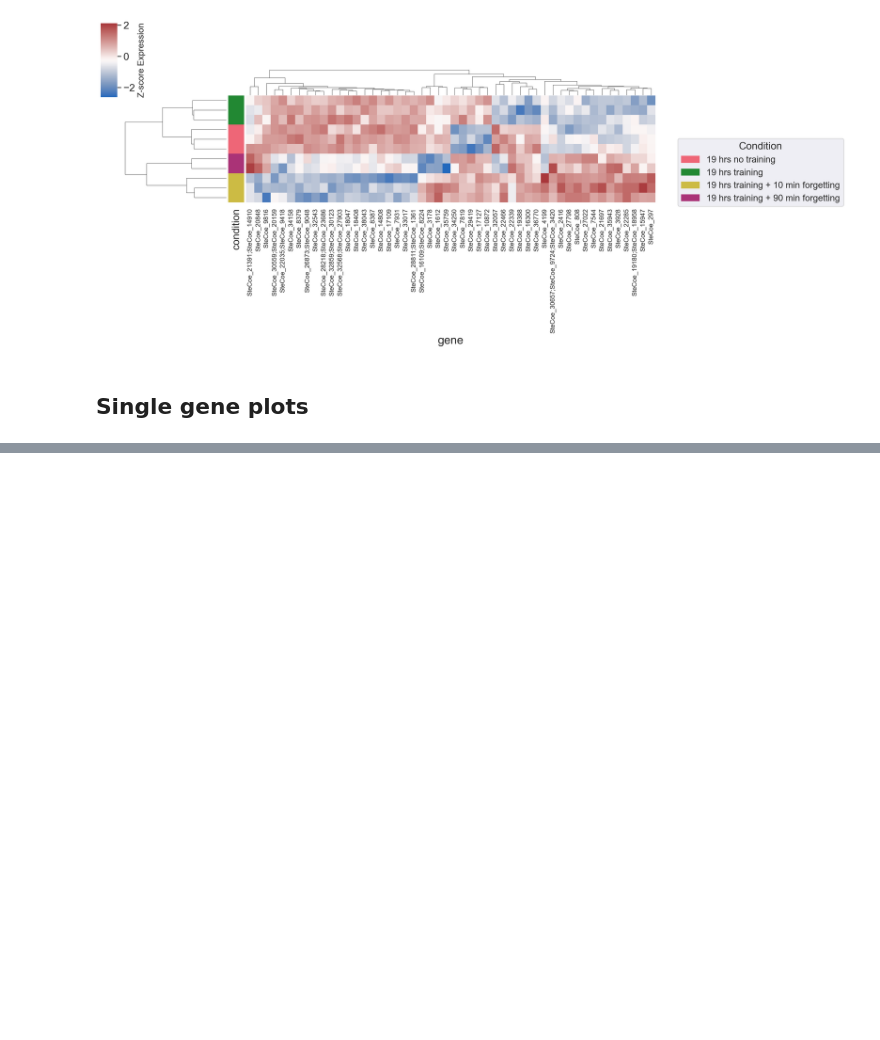
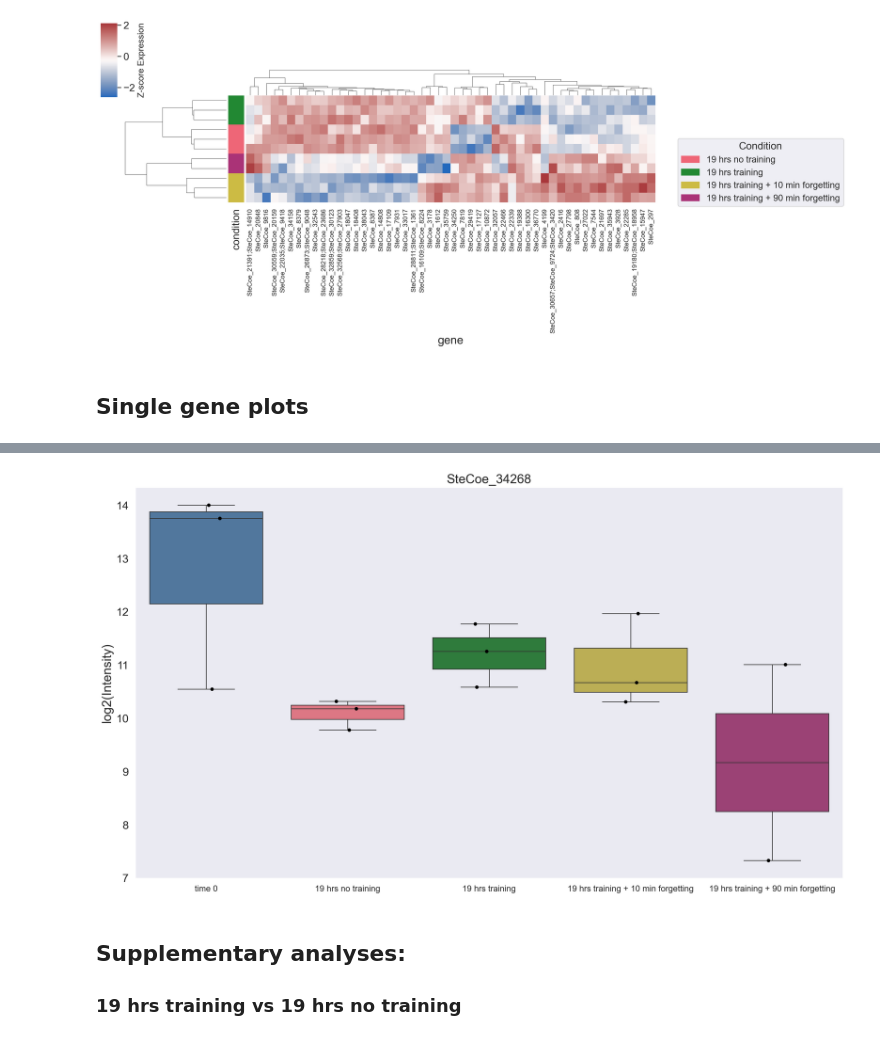
Before and after one commit to aralbright/2025_stentor_learning, a Jupyter notebook: exp2/exp2_proteomics.ipynb, the cells around one changed output, grey strips where cells are left out. Saved outputs shown, nothing was run; the diff lists cells and outputs as text; code cells hidden in the pictures; blank space fills up the shorter version.

```diff
--- a/exp2/exp2_proteomics.ipynb
+++ b/exp2/exp2_proteomics.ipynb
@@ -967,0 +953,46 @@ df.head(50)
+# %%
+# specific gene
+specific_gene = 'SteCoe_34268'  # gene of interest
+specific_gene_expr = df.loc[specific_gene]
+
+# melt df
+specific_gene_expr_df = specific_gene_expr.reset_index()
+specific_gene_expr_df.columns = ['sample', 'expression']
+
+specific_gene_expr_df['condition'] = specific_gene_expr_df['sample'].map(s2c["condition"])
+specific_gene_expr_df['condition'] = specific_gene_expr_df['condition'].map(label_dict)
+
+# add label to df
+#specific_gene_expr_df['group'] = specific_gene_expr_df['condition'].map(new_labels)
+
+# fix index
+s2c_reset = s2c.reset_index()  # Reset the index so 'sample' becomes a column
+specific_gene_expr_df = specific_gene_expr_df.merge(s2c_reset[['sample', 'condition']], on='sample')
+# %%
+# plot
+
+order = list(color_dict_named.keys())
+
+plt.figure(figsize=(18, 10))
+sns.boxplot(data=specific_gene_expr_df,
+            x="condition_x",
+            y="expression",
+            hue = 'condition_x',
+            palette = color_dict_named,
+            order = order)
+sns.stripplot(x='condition_x',
+              y='expression',
+              data=specific_gene_expr_df,
+              color='black',
+              order = order)
+plt.xticks(fontsize=12)
+plt.title(specific_gene)
+plt.ylabel("log2(Intensity)", fontsize=18)
+plt.xlabel("")
+#plt.savefig('exp2_prot_34268.png', dpi= 300, bbox_inches = 'tight')
+# %% [output]
+[figure, added]
+# %% [markdown]
+## Supplementary analyses:
+
+### 19 hrs training vs 19 hrs no training
```
Also changed, not shown: parts of 32 cells of this notebook.
